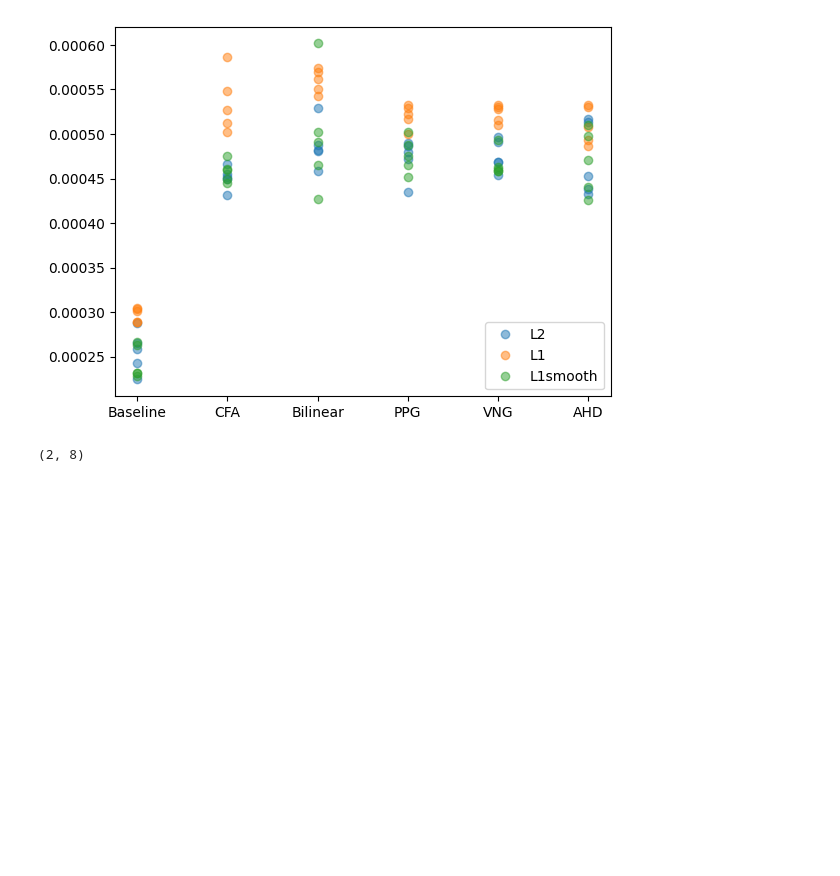
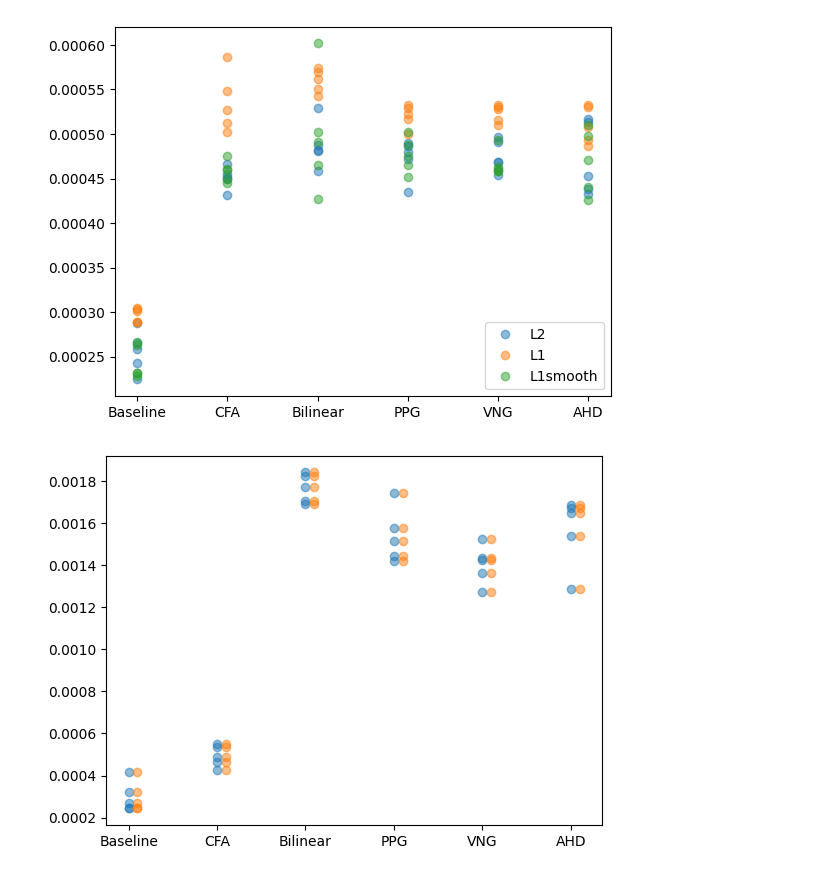
Before and after one commit to GustavMH/cfa-raw, a Jupyter notebook: notebooks/dataset-exploration.ipynb, the cells around one changed output. Drawn from its saved outputs; the diff is of its cells as text; code cells hidden in the pictures; blank space fills up the shorter version.

```diff
--- a/notebooks/dataset-exploration.ipynb
+++ b/notebooks/dataset-exploration.ipynb
@@ -544,12 +544,17 @@ plt.show()
 # %% [output]
 [figure]
 # %%
-class DataLoader():
-    a = 2
-    def __init__(self, b):
-        self.b = b
+noise0_path = Path("/home/gustav/Downloads/ds_proc/loss-cfa-shuffle")
+noise0_path_300 = Path("/home/gustav/Downloads/ds_proc/loss-cfa-shuffle-300")
 
-c = DataLoader(8)
-c.a, c.b
+
+plt.plot(
+*np.array([np.array(((np.random.rand(5)*.0) + i, read_loss_noise0(noise0_path, format).mean(axis=1))).T
+ for i, format in enumerate(["pn", "np", "d0", "d1", "d2", "d3"])]).reshape(30,2).T, "o", alpha=0.5)
+plt.plot(
+*np.array([np.array(((np.random.rand(5)*.0) + i+.1, read_loss_noise0(noise0_path_300, format).mean(axis=1))).T
+ for i, format in enumerate(["pn", "np", "d0", "d1", "d2", "d3"])]).reshape(30,2).T, "o", alpha=0.5)
+plt.xticks(range(6), ["Baseline", "CFA", "Bilinear", "PPG", "VNG", "AHD"])
+plt.show()
 # %% [output]
-(2, 8)
+[figure, added]
```
Also changed, not shown: 1 other file.
